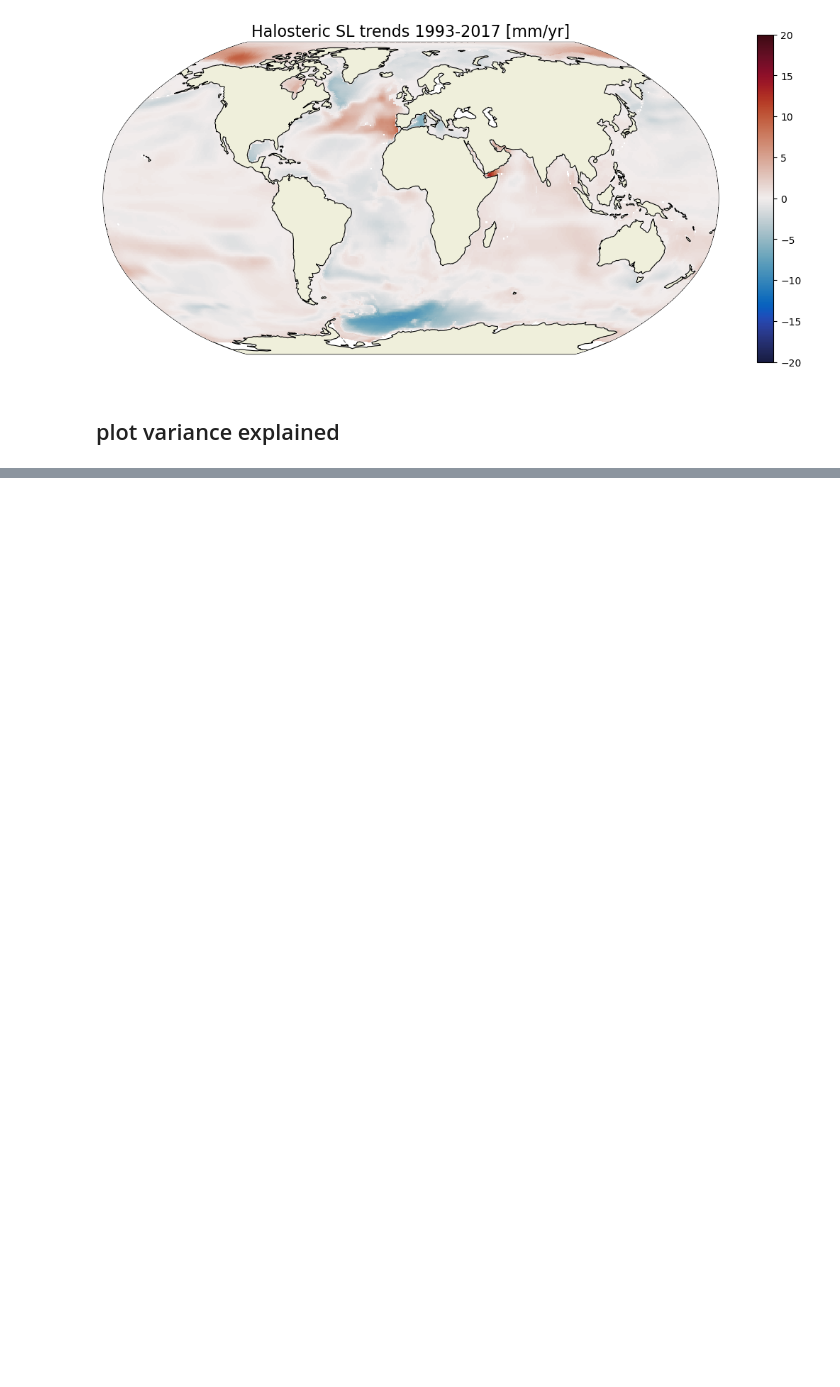
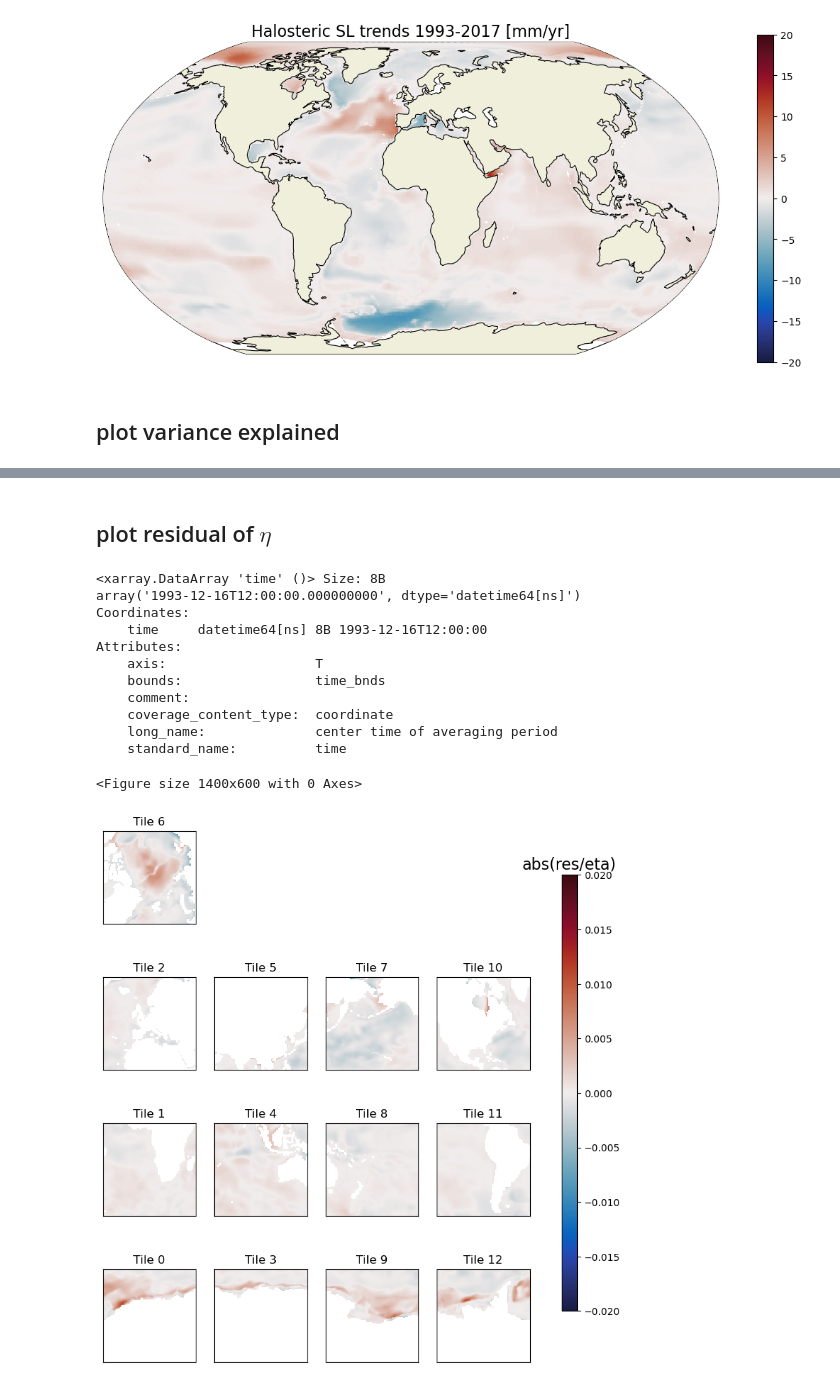
Before and after one commit to ojhoundegnonto/ESS25-Team_PISEAL, a Jupyter notebook: notebooks/decomp_SSH_full.ipynb, the cells around one changed output, grey strips where cells are left out. Saved outputs shown, nothing was run; the diff lists cells and outputs as text; code cells hidden in the pictures; blank space fills up the shorter version.

```diff
--- a/notebooks/decomp_SSH_full.ipynb
+++ b/notebooks/decomp_SSH_full.ipynb
@@ -514,0 +522,2 @@ plt.title('Var of $\eta_s$ explained by $\eta_{s-S}$',fontsize=16)
+# %% [markdown]
+## plot residual of $\eta$
@@ -514,0 +590,26 @@ plt.title('Var of $\eta_s$ explained by $\eta_{s-S}$',fontsize=16)
+# %%
+res = eta_anom - etam_anom - etas_anom
+it = 11
+
+plt.figure(figsize=[14,6])
+ecco.plot_tiles(res[it,:,:,:], show_colorbar=True,  #res[0,:,:,:]
+                cmin=-.02, cmax=.02,
+                cmap=cmocean.cm.balance,
+                rotate_to_latlon=True, layout='latlon',
+                show_tile_labels=True);
+plt.title('abs(res/eta)',fontsize=16)
+res.time[it]
+# %% [output]
+<xarray.DataArray 'time' ()> Size: 8B
+array('1993-12-16T12:00:00.000000000', dtype='datetime64[ns]')
+Coordinates:
+    time     datetime64[ns] 8B 1993-12-16T12:00:00
+Attributes:
+    axis:                   T
+    bounds:                 time_bnds
+    comment:
+    coverage_content_type:  coordinate
+    long_name:              center time of averaging period
+    standard_name:          time
+<Figure size 1400x600 with 0 Axes>
+[figure, added]
```
Also changed, not shown: parts of 8 cells of this notebook, 12 other files.
